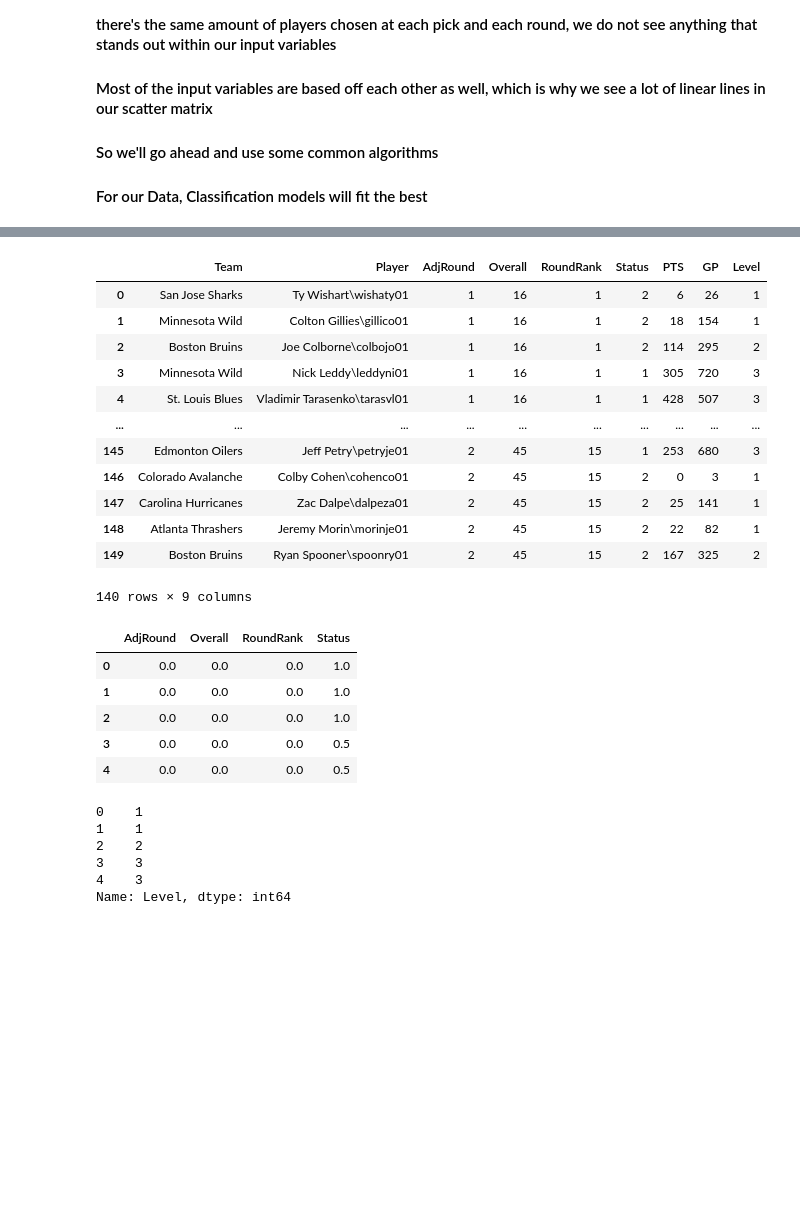
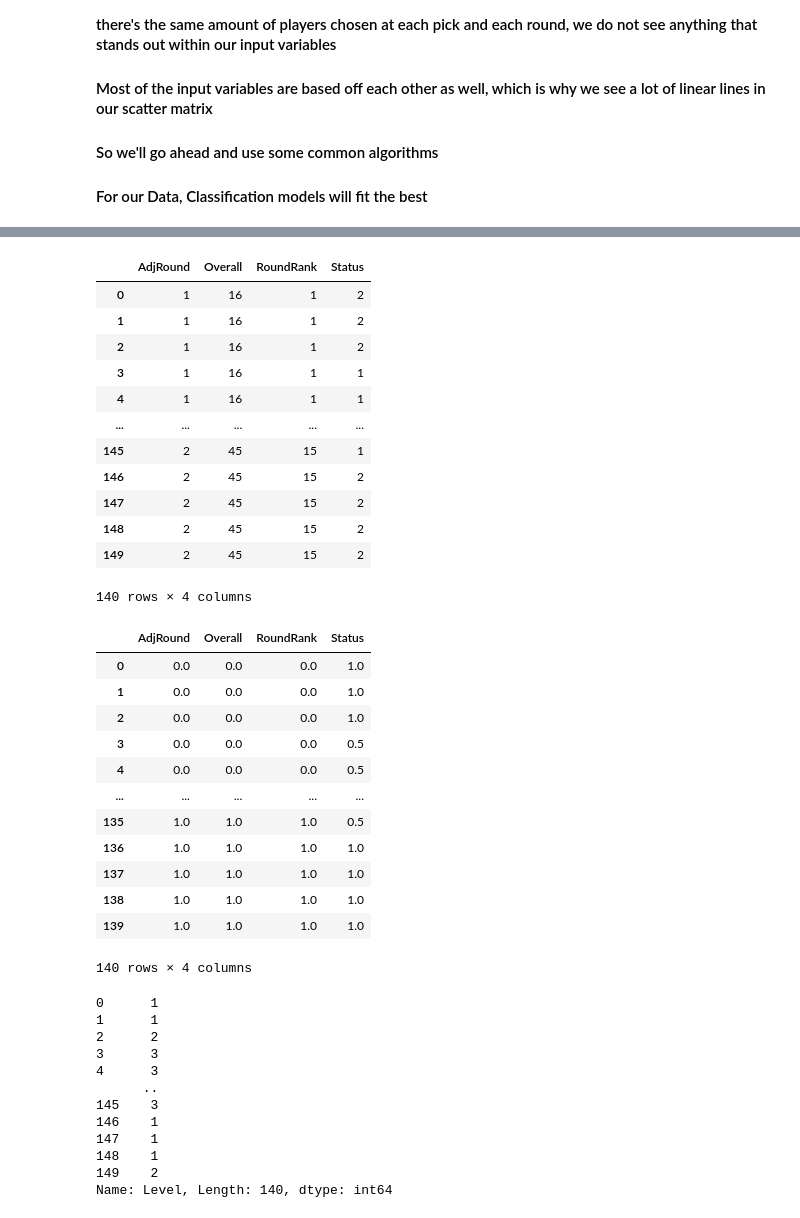
Before and after one commit to minchanhan/CompareNHLDraftPicks, a Jupyter notebook: CompareLow1stHigh2nd.ipynb, the cells around one changed output, grey strips where cells are left out. Cells and saved outputs as stored; diff of their text form; code cells hidden in the pictures; blank space fills up the shorter version.

Commit message:
Added Later Years draft

```diff
--- a/CompareLow1stHigh2nd.ipynb
+++ b/CompareLow1stHigh2nd.ipynb
@@ -876,48 +843,66 @@ weighted avg       0.47      0.64      0.52       285
 # %%
-lateryears = pd.read_csv("list06-10.csv") # For comparing 93-05 drafts to 06-10 drafts
+lateryears = pd.read_csv("list06-10.csv") # For predicting 06-10 draft picks
 lateryears = lateryears[lateryears.Pos != "G"]
-lateryears = lateryears[["Team", "Player", "Year", "Round", "Overall", "To", "Age", "GP", "G", "A", "PTS", "+/-", "PIM"]].fillna(0, downcast="infer")
+lateryears = lateryears[["Team", "Player", "Year", "Round", "Overall", "To", "Age", "GP", "G", "A", "PTS", "+/-", "PIM"]]
+lateryears= lateryears.fillna(0, downcast="infer")
 lateryears.loc[lateryears.Age == 0, "Age"] = 18
 lateryears['Status'] = lateryears.apply(lambda row: assignStatus(row), axis = 1)
+lateryears['AdjRound'] = lateryears.apply(lambda row: assignAdjustedRound(row), axis = 1)
+column_order = ["Year", "AdjRound", "Overall", "To", "Age", "GP", "G", "A", "PTS", "+/-", "PIM", "Status"]
+lateryears = lateryears.reindex(columns=column_order)
 lateryears['Level'] = lateryears.apply(lambda row: assignLvl(row), axis = 1)
-lateryears['AdjRound'] = lateryears.apply(lambda row: assignAdjustedRound(row), axis = 1)
 lateryears["RoundRank"] = lateryears.apply(lambda row: RankPicksInRound(row), axis = 1)
-column_order = ["Team", "Player", "AdjRound", "Overall", "RoundRank", "Status", "PTS", "GP", "Level"]
-lateryears = lateryears[column_order]
 
-display(lateryears)
+column_order = ["AdjRound", "Overall", "RoundRank", "Status", "GP", "Level"]
+lateryears = lateryears.reindex(columns=column_order)
+
+#pd.set_option('display.max_rows', None)
 
 later_years_X = lateryears[["AdjRound", "Overall", "RoundRank", "Status"]]
+display(later_years_X)
 later_years_minmax = min_max_scaler.fit_transform(later_years_X)
 
 # Convert back to pandas DataFrame, because sklearn converts the data into a Numpy class
-X_predict = pd.DataFrame(later_years_minmax, columns = later_years_X.columns)
-display(X_predict.head(5))
+later_years_X = pd.DataFrame(later_years_minmax, columns = later_years_X.columns)
+display(later_years_X)
 y_predict = lateryears.Level
-display(y_predict.head(5))
+display(y_predict)
 # %% [output]
-|  | Team | Player | AdjRound | Overall | RoundRank | Status | PTS | GP | Level |
-| 0 | San Jose Sharks | Ty Wishart\wishaty01 | 1 | 16 | 1 | 2 | 6 | 26 | 1 |
-| 1 | Minnesota Wild | Colton Gillies\gillico01 | 1 | 16 | 1 | 2 | 18 | 154 | 1 |
-| 2 | Boston Bruins | Joe Colborne\colbojo01 | 1 | 16 | 1 | 2 | 114 | 295 | 2 |
-| 3 | Minnesota Wild | Nick Leddy\leddyni01 | 1 | 16 | 1 | 1 | 305 | 720 | 3 |
-| 4 | St. Louis Blues | Vladimir Tarasenko\tarasvl01 | 1 | 16 | 1 | 1 | 428 | 507 | 3 |
-| ... | ... | ... | ... | ... | ... | ... | ... | ... | ... |
-| 145 | Edmonton Oilers | Jeff Petry\petryje01 | 2 | 45 | 15 | 1 | 253 | 680 | 3 |
-| 146 | Colorado Avalanche | Colby Cohen\cohenco01 | 2 | 45 | 15 | 2 | 0 | 3 | 1 |
-| 147 | Carolina Hurricanes | Zac Dalpe\dalpeza01 | 2 | 45 | 15 | 2 | 25 | 141 | 1 |
-| 148 | Atlanta Thrashers | Jeremy Morin\morinje01 | 2 | 45 | 15 | 2 | 22 | 82 | 1 |
-| 149 | Boston Bruins | Ryan Spooner\spoonry01 | 2 | 45 | 15 | 2 | 167 | 325 | 2 |
+|  | AdjRound | Overall | RoundRank | Status |
+| 0 | 1 | 16 | 1 | 2 |
+| 1 | 1 | 16 | 1 | 2 |
+| 2 | 1 | 16 | 1 | 2 |
+| 3 | 1 | 16 | 1 | 1 |
+| 4 | 1 | 16 | 1 | 1 |
+| ... | ... | ... | ... | ... |
+| 145 | 2 | 45 | 15 | 1 |
+| 146 | 2 | 45 | 15 | 2 |
+| 147 | 2 | 45 | 15 | 2 |
+| 148 | 2 | 45 | 15 | 2 |
+| 149 | 2 | 45 | 15 | 2 |
-140 rows × 9 columns
+140 rows × 4 columns
 |  | AdjRound | Overall | RoundRank | Status |
 | 0 | 0.0 | 0.0 | 0.0 | 1.0 |
 | 1 | 0.0 | 0.0 | 0.0 | 1.0 |
 | 2 | 0.0 | 0.0 | 0.0 | 1.0 |
 | 3 | 0.0 | 0.0 | 0.0 | 0.5 |
 | 4 | 0.0 | 0.0 | 0.0 | 0.5 |
+| ... | ... | ... | ... | ... |
+| 135 | 1.0 | 1.0 | 1.0 | 0.5 |
+| 136 | 1.0 | 1.0 | 1.0 | 1.0 |
+| 137 | 1.0 | 1.0 | 1.0 | 1.0 |
+| 138 | 1.0 | 1.0 | 1.0 | 1.0 |
+| 139 | 1.0 | 1.0 | 1.0 | 1.0 |
-0    1
-1    1
-2    2
-3    3
-4    3
-Name: Level, dtype: int64
+140 rows × 4 columns
+0      1
+1      1
+2      2
+3      3
+4      3
+      ..
+145    3
+146    1
+147    1
+148    1
+149    2
+Name: Level, Length: 140, dtype: int64
```
Also changed, not shown: parts of 12 cells of this notebook.
